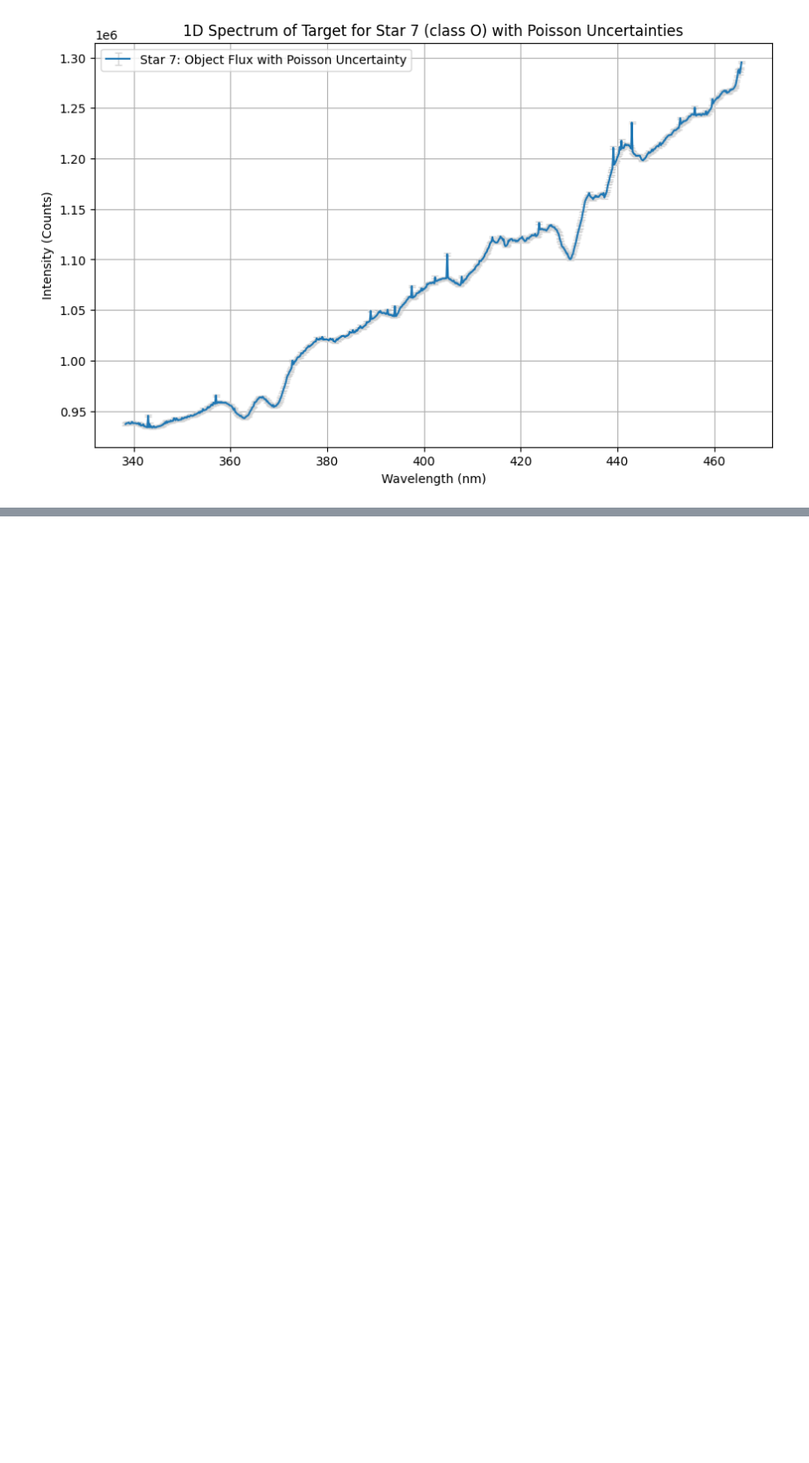
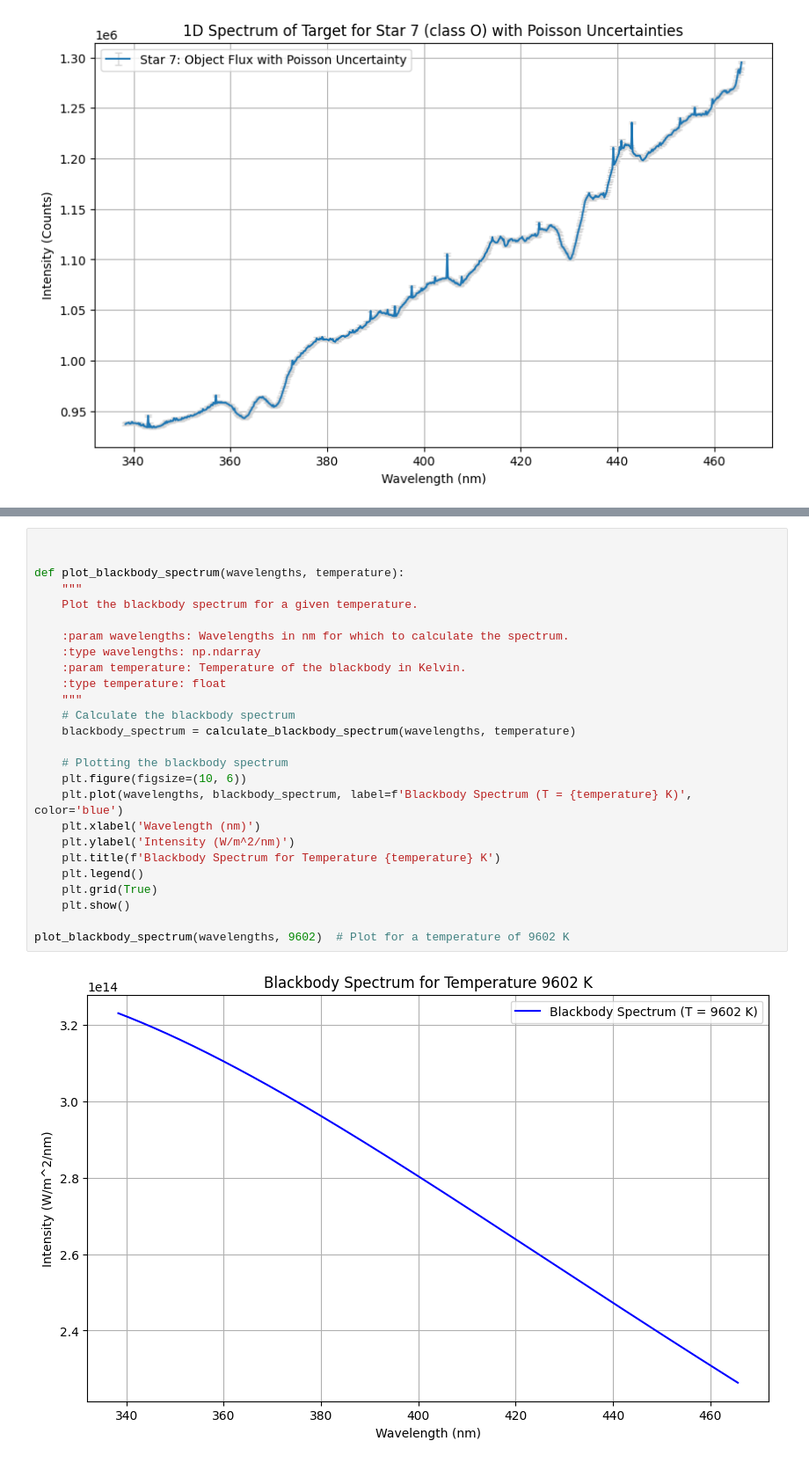
Before and after one commit to emsonmez/AST_443, a Jupyter notebook: Lab_2/Jiyun_Work/Lab_2.2.ipynb, the cells around one changed output, grey strips where cells are left out. Shown at 88% size. Saved outputs shown, nothing was run; the diff lists cells and outputs as text; blank space fills up the shorter version.

```diff
--- a/Lab_2/Jiyun_Work/Lab_2.2.ipynb
+++ b/Lab_2/Jiyun_Work/Lab_2.2.ipynb
@@ -916 +1036,29 @@ wavelengths, converted_object_flux = process_star_spectra_Vega_Peaks(corrected_s
+# %%
+
+
+def plot_blackbody_spectrum(wavelengths, temperature):
+    """
+    Plot the blackbody spectrum for a given temperature.
+
+    :param wavelengths: Wavelengths in nm for which to calculate the spectrum.
+    :type wavelengths: np.ndarray
+    :param temperature: Temperature of the blackbody in Kelvin.
+    :type temperature: float
+    """
+    # Calculate the blackbody spectrum
+    blackbody_spectrum = calculate_blackbody_spectrum(wavelengths, temperature)
+
+    # Plotting the blackbody spectrum
+    plt.figure(figsize=(10, 6))
+    plt.plot(wavelengths, blackbody_spectrum, label=f'Blackbody Spectrum (T = {temperature} K)', color='blue')
+    plt.xlabel('Wavelength (nm)')
+    plt.ylabel('Intensity (W/m^2/nm)')
+    plt.title(f'Blackbody Spectrum for Temperature {temperature} K')
+    plt.legend()
+    plt.grid(True)
+    plt.show()
+
+plot_blackbody_spectrum(wavelengths, 9602)  # Plot for a temperature of 9602 K
+# %% [output]
+[figure, added]
 # %%
```
Also changed, not shown: parts of 13 cells of this notebook.
